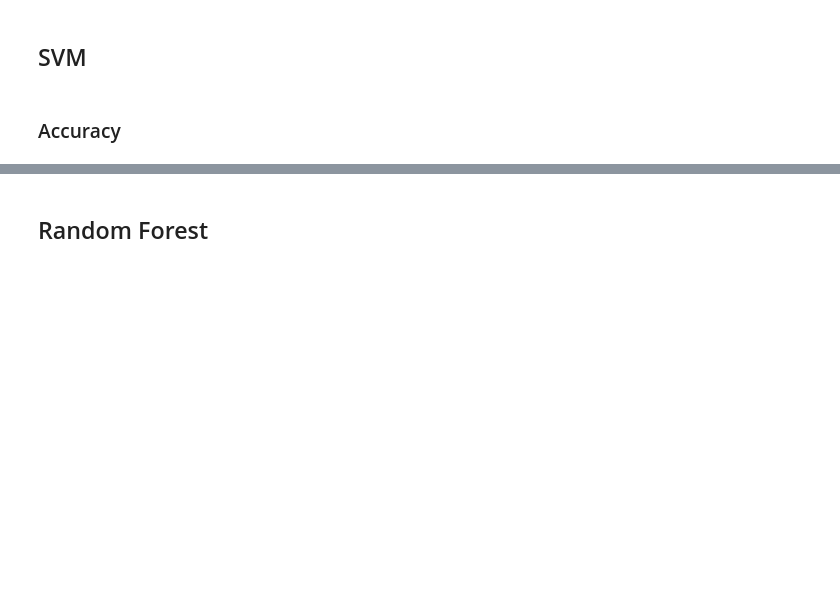
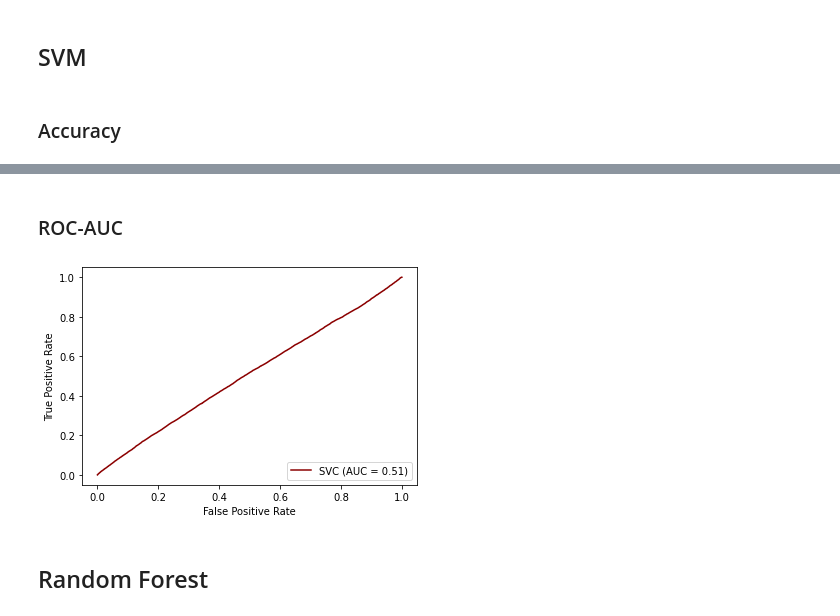
Before and after one commit to jlopezgaldon/lending_club, a Jupyter notebook: notebooks/10_TESTING_ACCURACY.ipynb, the cells around one changed output, grey strips where cells are left out. Saved outputs shown, nothing was run; the diff lists cells and outputs as text; code cells hidden in the pictures; blank space fills up the shorter version.

```diff
--- a/notebooks/10_TESTING_ACCURACY.ipynb
+++ b/notebooks/10_TESTING_ACCURACY.ipynb
@@ -75,3 +84,9 @@ print(result)
+# %% [markdown]
+### ROC-AUC
+# %%
+metrics.plot_roc_curve(model, X_test, y_test, color='#8B0000');
+# %% [output]
+[figure, added]
 # %% [markdown]
 ## Random Forest
 # %% [markdown]
```
Also changed, not shown: parts of 13 cells of this notebook, 12 other files.
